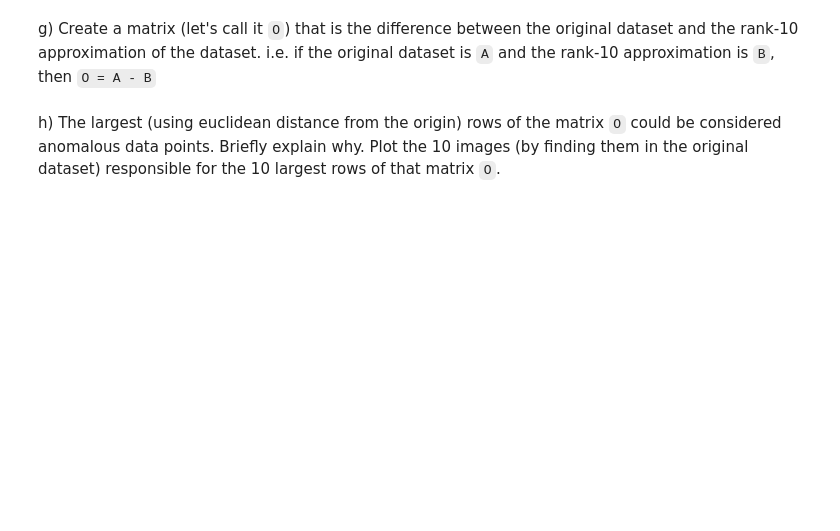
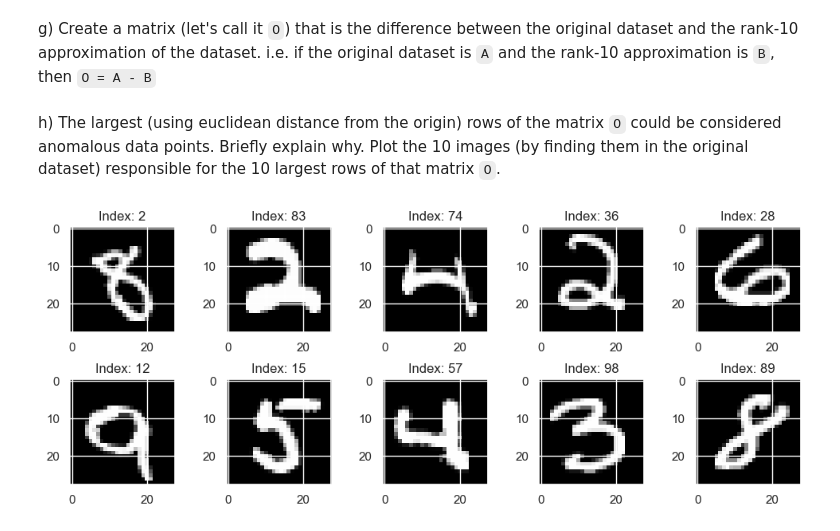
Before and after one commit to YuchenCao1/Data-Science-Fundamentals, a Jupyter notebook: lecture_10/worksheet_10.ipynb, the cells around one changed output. Drawn from its saved outputs; the diff is of its cells as text; code cells hidden in the pictures; blank space fills up the shorter version.

```diff
--- a/lecture_10/worksheet_10.ipynb
+++ b/lecture_10/worksheet_10.ipynb
@@ -419,4 +441,35 @@ f) Repeat e) on the original dataset (if you used a subset of the dataset, keep
 # %% [markdown]
 g) Create a matrix (let's call it `O`) that is the difference between the original dataset and the rank-10 approximation of the dataset. i.e. if the original dataset is `A` and the rank-10 approximation is `B`, then `O = A - B`
+# %%
+X, y = fetch_openml(name="mnist_784", version=1, return_X_y=True, as_frame=False)
+
+np.random.seed(42)
+sample_indices = np.random.choice(X.shape[0], 100, replace=False)
+X_sample = X[sample_indices]
+
+U, S, VT = svd(X_sample, full_matrices=False)
+
+S_10 = np.zeros_like(S)
+S_10[:10] = S[:10]
+B = np.dot(U, np.dot(np.diag(S_10), VT))
+
+O = X_sample - B
 # %% [markdown]
 h) The largest (using euclidean distance from the origin) rows of the matrix `O` could be considered anomalous data points. Briefly explain why. Plot the 10 images (by finding them in the original dataset) responsible for the 10 largest rows of that matrix `O`.
+# %%
+from sklearn.datasets import fetch_openml
+
+
+distances = np.linalg.norm(O, axis=1)
+
+largest_indices = np.argsort(-distances)[:10]
+
+fig, axes = plt.subplots(2, 5, figsize=(10, 4))
+for i, ax in enumerate(axes.flat):
+    img = X[sample_indices[largest_indices[i]]].reshape(28, 28)
+    ax.imshow(img, cmap = cm.Greys_r)
+    ax.set_title(f"Index: {largest_indices[i]}")
+plt.tight_layout()
+plt.show()
+# %% [output]
+[figure, added]
```
Also changed, not shown: parts of 15 cells of this notebook.
